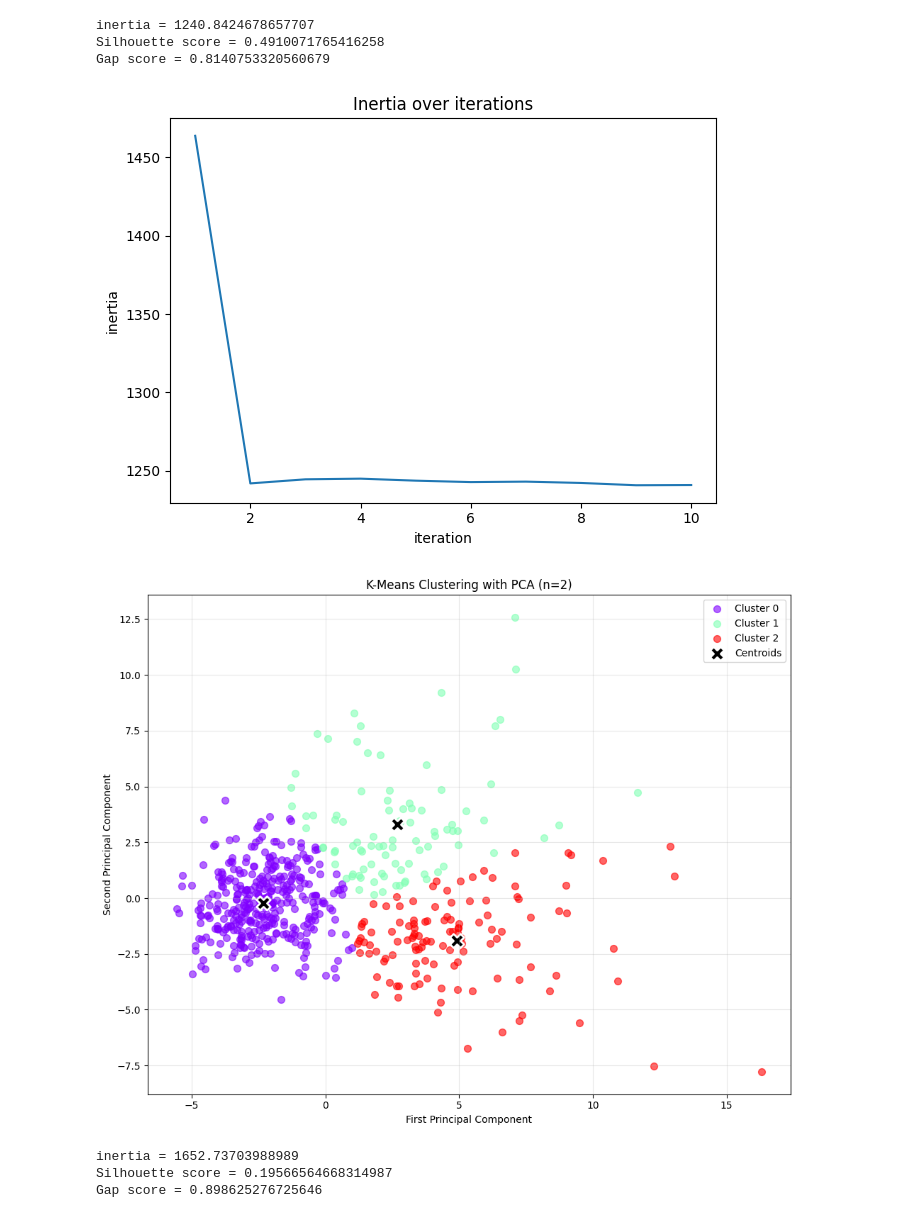
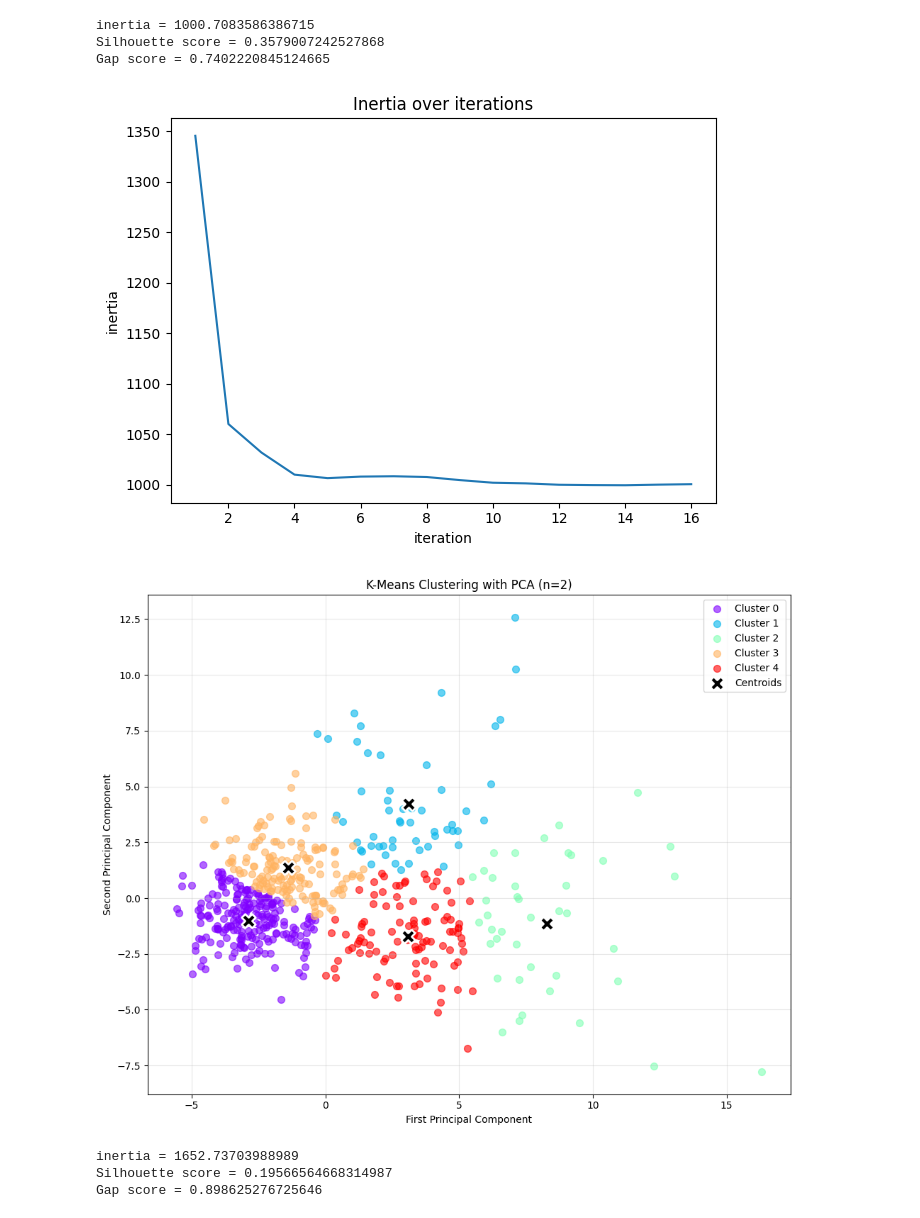
Before and after one commit to minareda417/Unsupervised-learning, a Jupyter notebook: k-means/kmeans_after_pca.ipynb, the cells around one changed output. Saved outputs shown, nothing was run; the diff lists cells and outputs as text; code cells hidden in the pictures.

```diff
--- a/k-means/kmeans_after_pca.ipynb
+++ b/k-means/kmeans_after_pca.ipynb
@@ -14,12 +14,12 @@ def test_for_n_value(n: int, pca: PCA, k: int = 5):
     kmeans = KMeans(z)
     return kmeans.fit(k, True, plot_metrics = True)
 # %%
-clusters2, centroids2, results2 = test_for_n_value(2, pca, 3)
+clusters2, centroids2, results2 = test_for_n_value(2, pca)
 # %% [output]
-inertia = 1240.8424678657707
-Silhouette score = 0.4910071765416258
-Gap score = 0.8140753320560679
+inertia = 1000.7083586386715
+Silhouette score = 0.3579007242527868
+Gap score = 0.7402220845124665
-[figure, old version]
+[figure, new version]
 # %%
 def plot_clusters_2d(clusters: np.ndarray, centroids: np.ndarray, z: np.ndarray, title: str = "K-Means Clustering (n=2)"):
     plt.figure(figsize=(10, 8))
@@ -47,7 +47,7 @@ def plot_clusters_2d(clusters: np.ndarray, centroids: np.ndarray, z: np.ndarray,
 z2 = pca.fit_transform(2)
 plot_clusters_2d(clusters2, centroids2, z2, "K-Means Clustering with PCA (n=2)")
 # %% [output]
-[figure, old version]
+[figure, new version]
 # %%
 clusters5, centroids5, results5 = test_for_n_value(5, pca)
 # %% [output]
```
